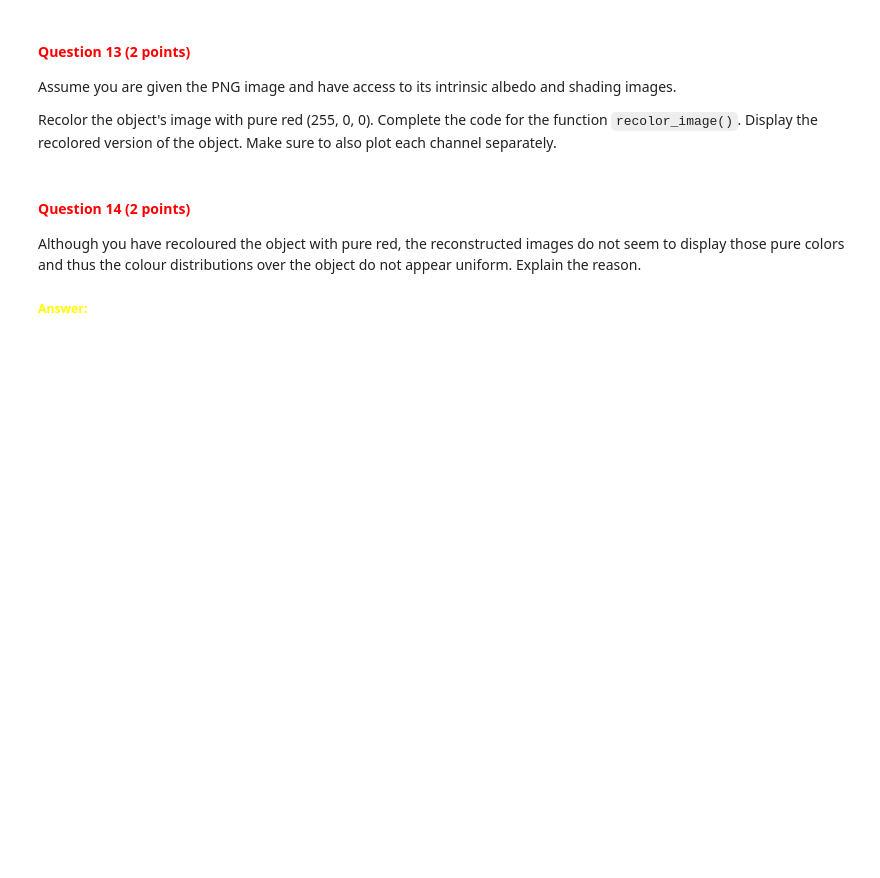
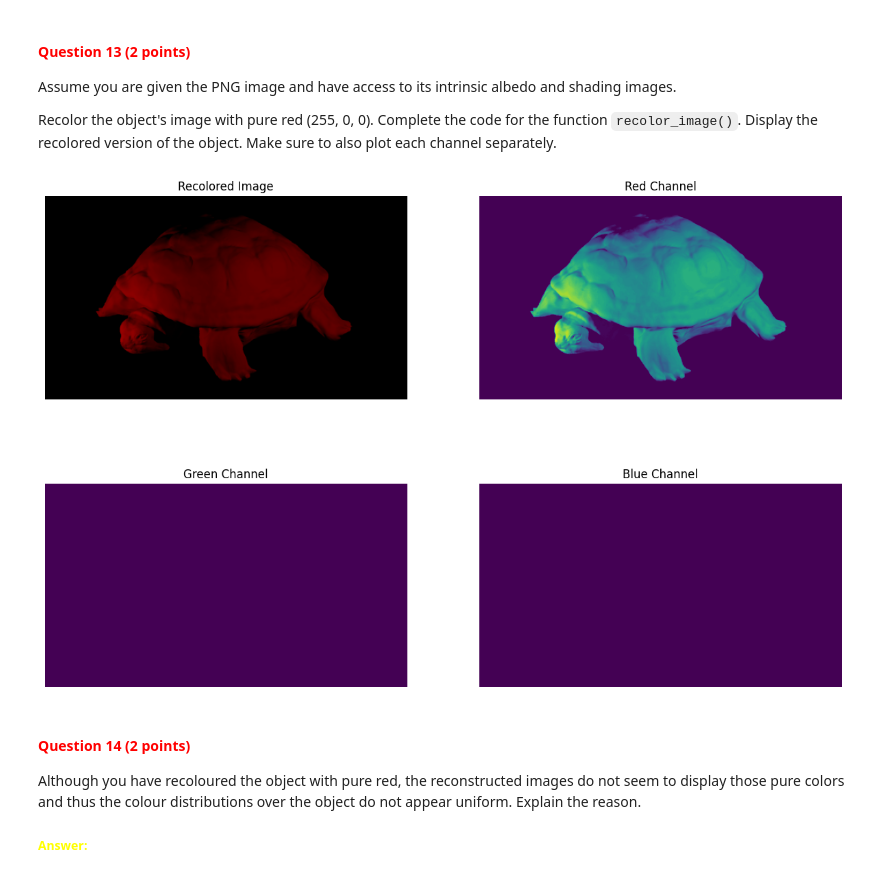
Before and after one commit to juttevijverberg/cv1-lab-1, a Jupyter notebook: cv1-lab-1.ipynb, the cells around one changed output. Cells and saved outputs as stored; diff of their text form; code cells hidden in the pictures; blank space fills up the shorter version.

```diff
--- a/cv1-lab-1.ipynb
+++ b/cv1-lab-1.ipynb
@@ -592,5 +665,17 @@ def recolor_image(albedo_img, shading_img):
     """
 
     # YOUR CODE HERE
+    # albedo_img[np.all(albedo_img == (0, 0, 0), axis=-1)] = (255,0,0)
+    non_black_mask = np.any(albedo_img > 0, axis=-1)
+
+    red_img = albedo_img.copy()
+
+    red_img[non_black_mask] = [255, 0, 0]
+
+    red_img_norm = red_img.astype(np.float32) / 255.0
+    shading_img_norm = shading_img.astype(np.float32) / 255.0
+
+    recolored_img = ((red_img_norm * shading_img_norm) * 255.0).astype(np.uint8)
+
 
     return recolored_img
@@ -601,3 +682,35 @@ recolored_image = recolor_image(obj_alb, obj_sha)
+# %%
+recolored_image = recolor_image(obj_alb, obj_sha)
+
+# YOUR CODE HERE
+
+red = recolored_image[:,:,0]
+green = recolored_image[:,:,1]
+blue = recolored_image[:,:,2]
+
+fig, axs = plt.subplots(2, 2, figsize=(15, 10))
+
+axs[0][0].imshow(recolored_image)
+axs[0][0].set_title('Recolored Image')
+axs[0][0].axis('off')
+
+axs[0][1].imshow(red)
+axs[0][1].set_title('Red Channel')
+axs[0][1].axis('off')
+
+axs[1][0].imshow(green)
+axs[1][0].set_title('Green Channel')
+axs[1][0].axis('off')
+
+axs[1][1].imshow(blue)
+axs[1][1].set_title('Blue Channel')
+axs[1][1].axis('off')
+
+plt.show()
+
+#Question: Do I need to plot the RGB channels of the albedo image or from the original image
+# %% [output]
+[figure, added]
 # %% [markdown]
 <a id="question-14"></a>
 #### <font color='#FF0000'>Question 14 (2 points)</font>
```
Also changed, not shown: parts of 9 cells of this notebook.
